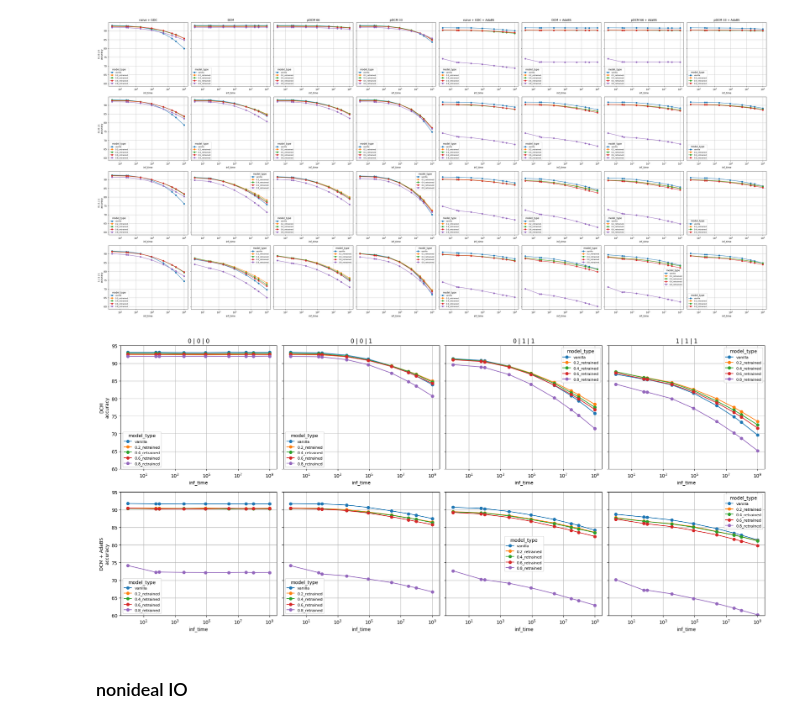
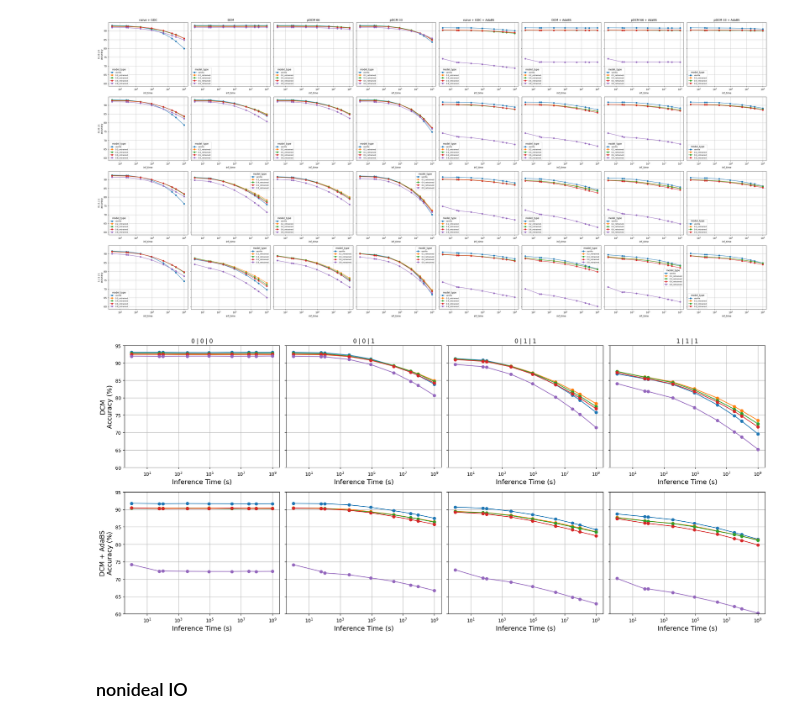
Before and after one commit to PRAM-weight-biasing/PRAM-weight-biasing, a Jupyter notebook: z_data_processing/260407_acc_plot-noisegrid.ipynb, the cells around one changed output. Cells and saved outputs as stored; diff of their text form; code cells hidden in the pictures.

```diff
--- a/z_data_processing/260407_acc_plot-noisegrid.ipynb
+++ b/z_data_processing/260407_acc_plot-noisegrid.ipynb
@@ -411,38 +411,38 @@ for row_idx, (condition_name, _) in enumerate(conditions):
 
         for model_type in model_types:
             line_df = subset[subset['model_type'] == model_type].sort_values('inf_time')
             if line_df.empty:
                 continue
 
             ax.plot(
                 line_df['inf_time'],
                 line_df['accuracy'],
                 marker='o',
                 label=model_type,
                 color=color_map[model_type]
             )
 
         if row_idx == 0:
             ax.set_title(noise_label)
 
         if col_idx == 0:
-            ax.set_ylabel(f'{condition_name}\naccuracy')
+            ax.set_ylabel(f'{condition_name}\nAccuracy (%)', fontsize=14)
 
-        ax.set_xlabel('inf_time')
+        ax.set_xlabel('Inference Time (s)', fontsize=14)
         ax.grid(True)
         ax.set_ylim(60, 95)
 
         if subset['inf_time'].gt(0).any():
             ax.set_xscale('log')
 
-        if not subset.empty:
-            ax.legend(title='model_type', fontsize=8)
+        # if not subset.empty:
+        #     ax.legend(title='model_type')
 
 plt.tight_layout()
 plt.savefig('fig_adabs_compatibility.png', dpi=300)
 plt.show()
 # %% [output]
-[figure, old version]
+[figure, new version]
 # %% [markdown]
 ### nonideal IO
 # %%
```
Also changed, not shown: parts of 1 cell of this notebook, 5 other files.
